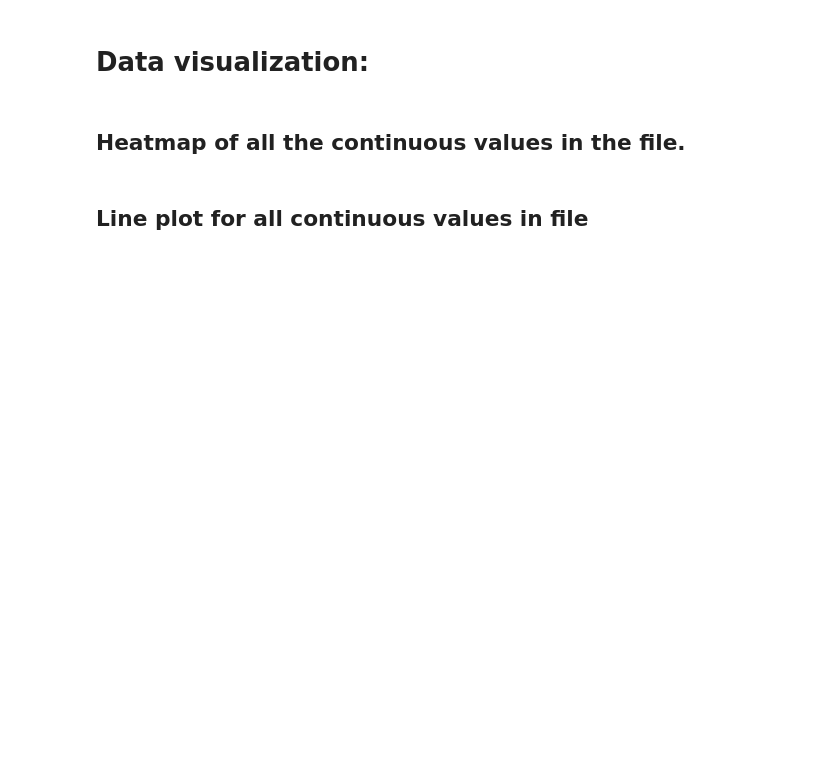
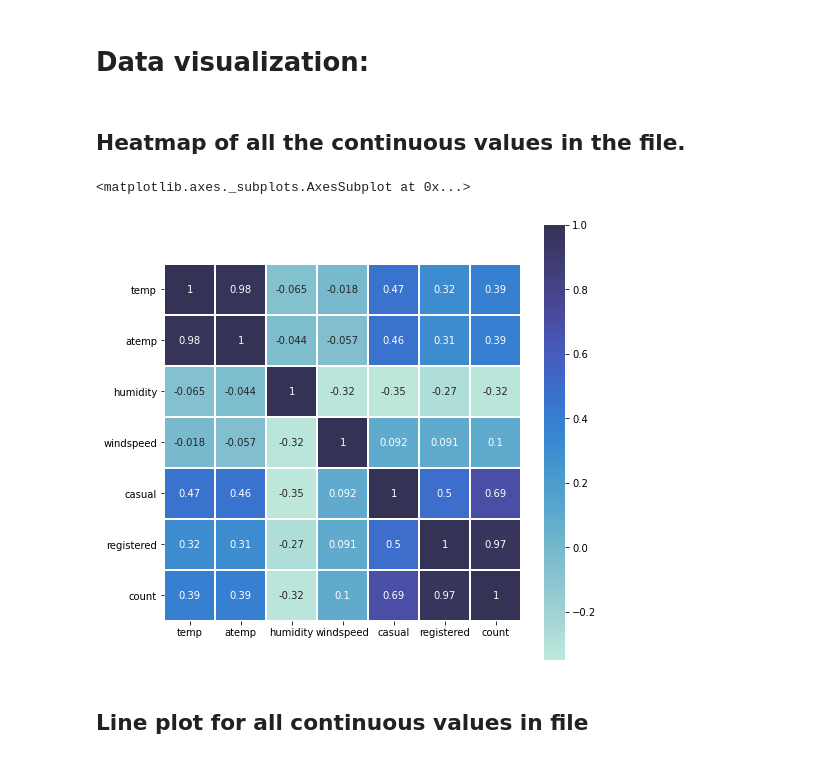
Before and after one commit to sidhantagar/Kaggle-Bike-Sharing-Demand, a Jupyter notebook: bike-sharing-demand using random forest and xgboost.ipynb, the cells around one changed output. Drawn from its saved outputs; the diff is of its cells as text; code cells hidden in the pictures; blank space fills up the shorter version.

```diff
--- a/bike-sharing-demand using random forest and xgboost.ipynb
+++ b/bike-sharing-demand using random forest and xgboost.ipynb
@@ -54,9 +86,13 @@ df_train.columns
 # %% [markdown]
 ## Heatmap of all the continuous values in the file.
 # %%
-corr = df_train[['temp','atemp','humidity', 'windspeed','casual', 'registered','count']].corr()
+corr = df_train[['temp','atemp','humidity', 'windspeed','casual', 'registered',
+                 'count']].corr()
 f,axes = plt.subplots(1,1,figsize = (8,8))
 sb.heatmap(corr,square=True,annot = True,linewidth = .5,center = 1.4,ax = axes)
+# %% [output]
+<matplotlib.axes._subplots.AxesSubplot at 0x...>
+[figure, added]
 # %% [markdown]
 ## Line plot for all continuous values in file
 # %%
```
Also changed, not shown: parts of 48 cells of this notebook.
